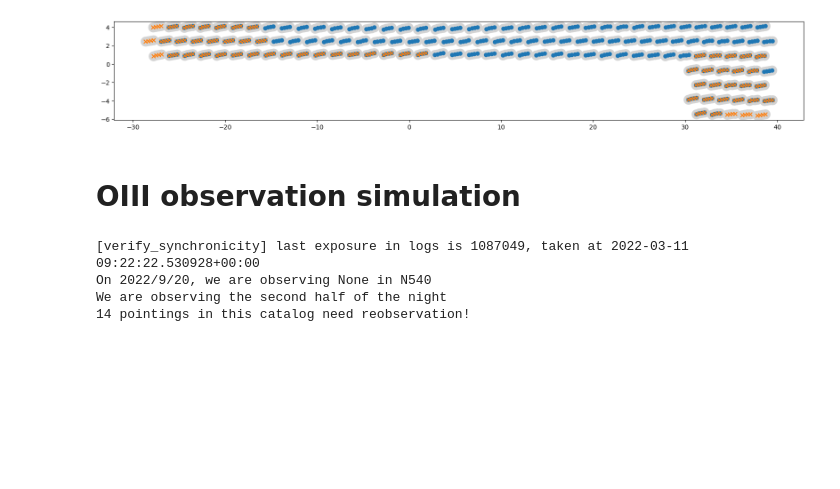
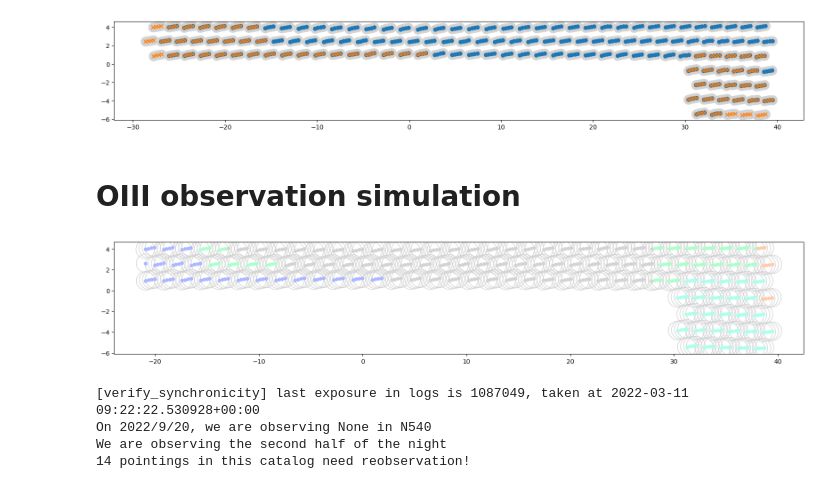
Before and after one commit to MerianSurvey/skipper, a Jupyter notebook: notebooks/2022B_planner.ipynb, the cells around one changed output. Drawn from its saved outputs; the diff is of its cells as text; code cells hidden in the pictures; blank space fills up the shorter version.

```diff
--- a/notebooks/2022B_planner.ipynb
+++ b/notebooks/2022B_planner.ipynb
@@ -67,3 +67,18 @@ coo_h = observe.CopilotOutput ( copilot_fname, hcat )
+# %%
+fields = ocat['object'].str.extract(r'(.*?(?=_))')[0]
+
+fig = plt.figure(figsize=(20,4))
+ax = plt.subplot(111)
+ax.set_aspect('equal')
+
+
+plt.scatter ( wrapRA(hcat['RA']), hcat['dec'], facecolor='None', edgecolor='lightgrey', s=30**2)
+for field in fields.unique():
+    cat = ocat.loc[fields==field]
+    idx = sigjson_f2022b._field_priorities[field]
+    plt.scatter ( wrapRA(cat['RA']), cat['dec'], c=cc_l[idx], s=5**2)
+# %% [output]
+[figure, added]
 # %%
 is_queued = None
 for idx in range(len(oiii_nights)):
```
Also changed, not shown: parts of 6 cells of this notebook, 3 other files.
